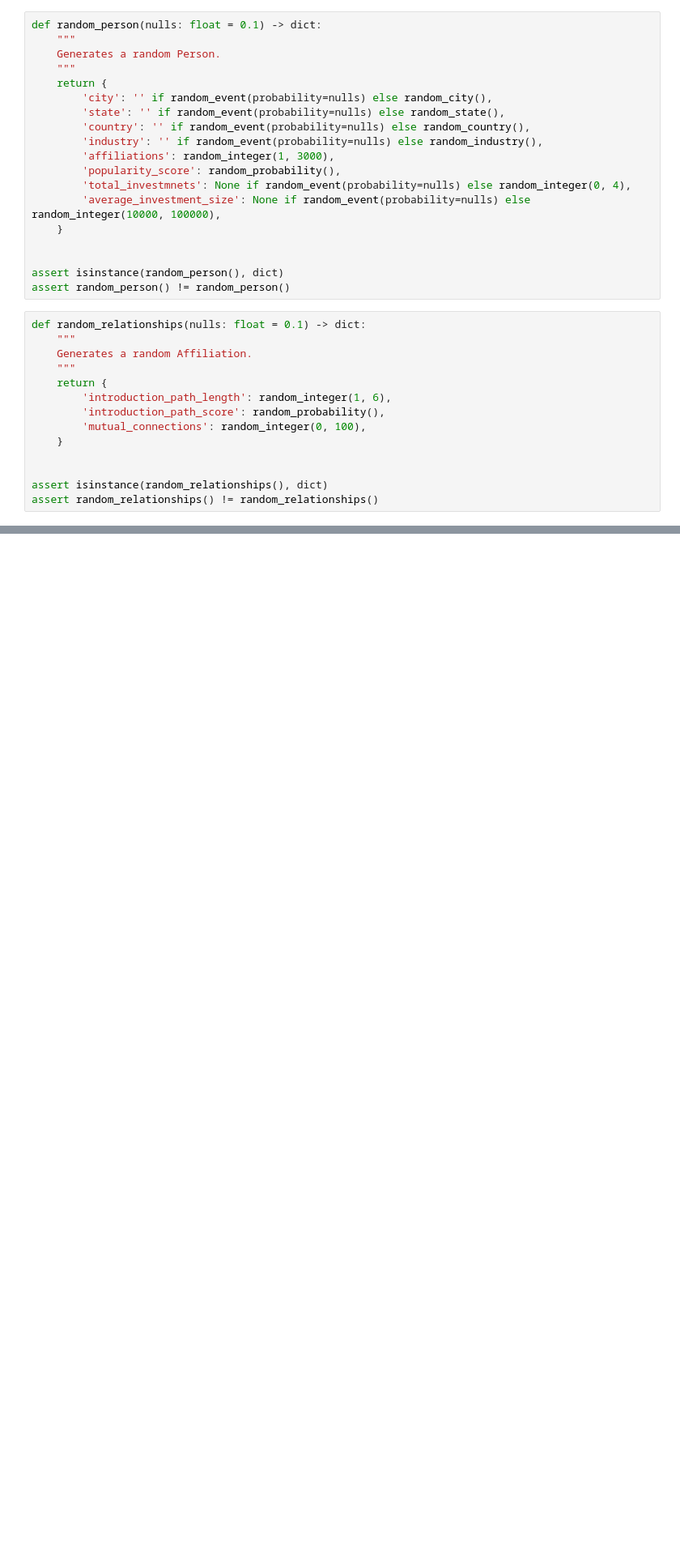
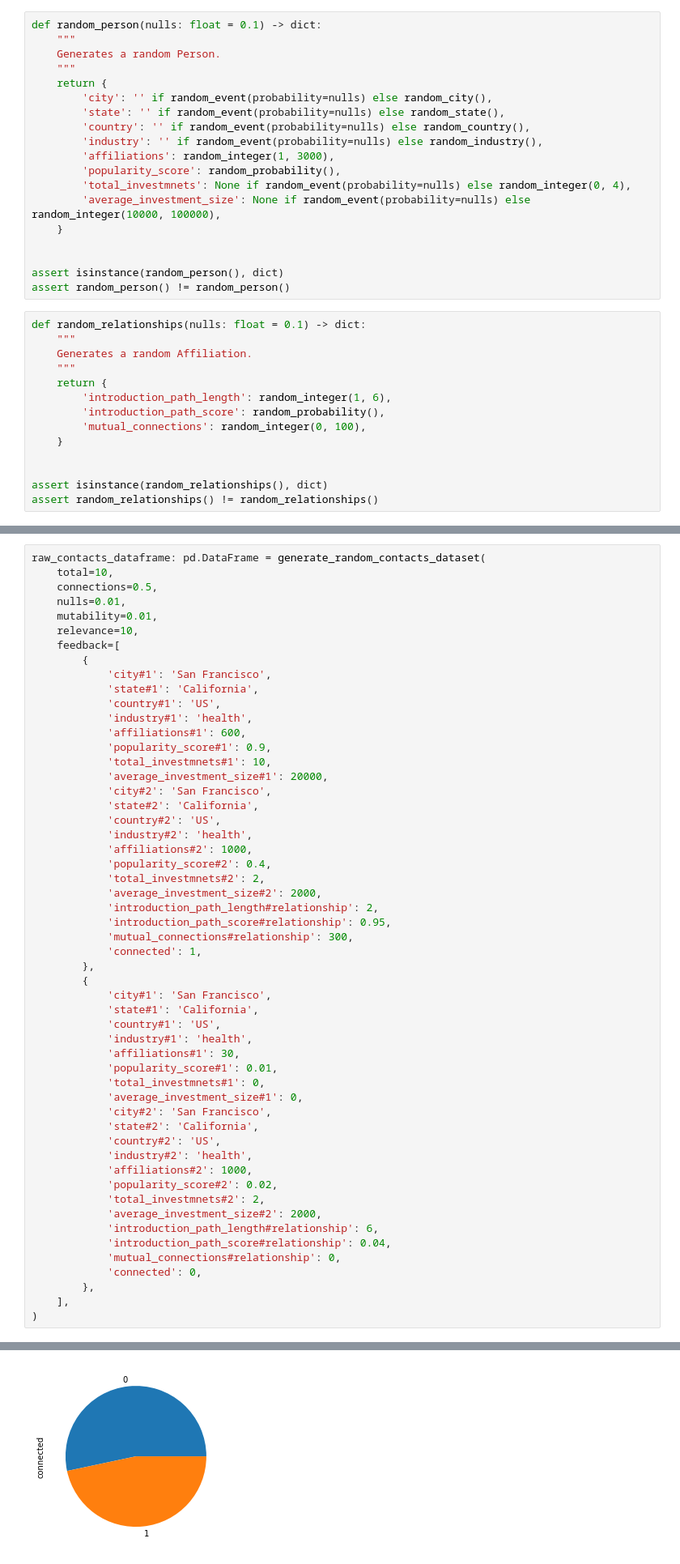
Before and after one commit to MartinCastroAlvarez/python-deep-learning-algorithms, a Jupyter notebook: linkprediction.ipynb, the cells around one changed output, grey strips where cells are left out. Shown at 81% size. Drawn from its saved outputs; the diff is of its cells as text; blank space fills up the shorter version.

```diff
--- a/linkprediction.ipynb
+++ b/linkprediction.ipynb
@@ -435,0 +657,55 @@ AssertionError:
+# %%
+raw_contacts_dataframe: pd.DataFrame = generate_random_contacts_dataset(
+    total=10,
+    connections=0.5,
+    nulls=0.01,
+    mutability=0.01,
+    relevance=10,
+    feedback=[
+        {
+            'city#1': 'San Francisco',
+            'state#1': 'California',
+            'country#1': 'US',
+            'industry#1': 'health',
+            'affiliations#1': 600,
+            'popularity_score#1': 0.9,
+            'total_investmnets#1': 10,
+            'average_investment_size#1': 20000,
+            'city#2': 'San Francisco',
+            'state#2': 'California',
+            'country#2': 'US',
+            'industry#2': 'health',
+            'affiliations#2': 1000,
+            'popularity_score#2': 0.4,
+            'total_investmnets#2': 2,
+            'average_investment_size#2': 2000,
+            'introduction_path_length#relationship': 2,
+            'introduction_path_score#relationship': 0.95,
+            'mutual_connections#relationship': 300,
+            'connected': 1,
+        },
+        {
+            'city#1': 'San Francisco',
+            'state#1': 'California',
+            'country#1': 'US',
+            'industry#1': 'health',
+            'affiliations#1': 30,
+            'popularity_score#1': 0.01,
+            'total_investmnets#1': 0,
+            'average_investment_size#1': 0,
+            'city#2': 'San Francisco',
+            'state#2': 'California',
+            'country#2': 'US',
+            'industry#2': 'health',
+            'affiliations#2': 1000,
+            'popularity_score#2': 0.02,
+            'total_investmnets#2': 2,
+            'average_investment_size#2': 2000,
+            'introduction_path_length#relationship': 6,
+            'introduction_path_score#relationship': 0.04,
+            'mutual_connections#relationship': 0,
+            'connected': 0,
+        },
+    ],
+)
+# %% [output]
@@ -435,0 +713 @@ AssertionError:
+[figure, added]
```
Also changed, not shown: parts of 23 cells of this notebook, 1 other file.
